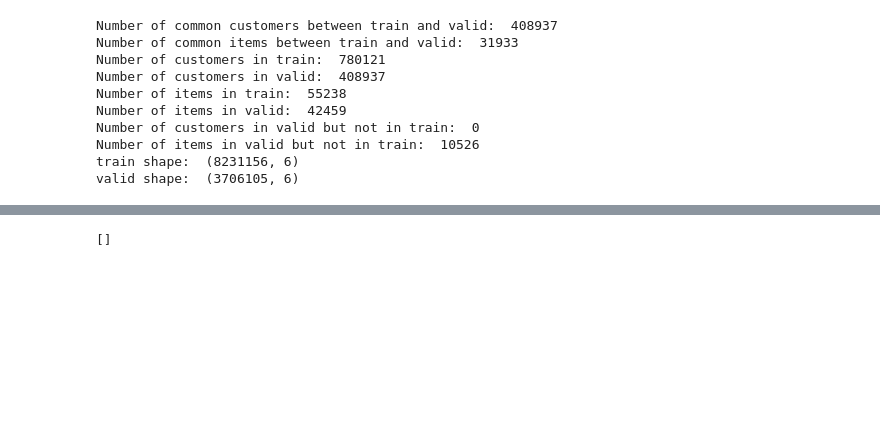
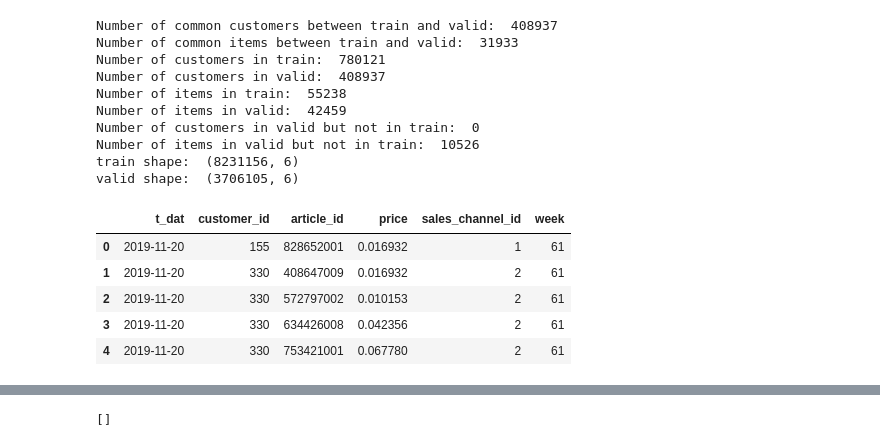
Before and after one commit to joaomiguelol/cv_recsys_deploy, a Jupyter notebook: notebooks/00-skeleton.ipynb, the cells around one changed output, grey strips where cells are left out. Drawn from its saved outputs; the diff is of its cells as text; code cells hidden in the pictures; blank space fills up the shorter version.

```diff
--- a/notebooks/00-skeleton.ipynb
+++ b/notebooks/00-skeleton.ipynb
@@ -178,6 +182,15 @@ del train, valid
 # %%
 train = nvt.Dataset(os.path.join(config.data_processed_dir,'train', 'transactions.parquet'),engine="parquet",  part_mem_fraction=0.1)
 valid = nvt.Dataset(os.path.join(config.data_processed_dir,'valid', 'transactions.parquet'),engine="parquet", part_mem_fraction=0.1)
+# %%
+train.head()
+# %% [output]
+|  | t_dat | customer_id | article_id | price | sales_channel_id | week |
+| 0 | 2019-11-20 | 155 | 828652001 | 0.016932 | 1 | 61 |
+| 1 | 2019-11-20 | 330 | 408647009 | 0.016932 | 2 | 61 |
+| 2 | 2019-11-20 | 330 | 572797002 | 0.010153 | 2 | 61 |
+| 3 | 2019-11-20 | 330 | 634426008 | 0.042356 | 2 | 61 |
+| 4 | 2019-11-20 | 330 | 753421001 | 0.067780 | 2 | 61 |
 # %%
 article_id = ["article_id"] >> Categorify() >> TagAsItemID()
 customer_id = ["customer_id"] >> Categorify() >> TagAsUserID()
```
Also changed, not shown: parts of 5 cells of this notebook, 2 other files.
